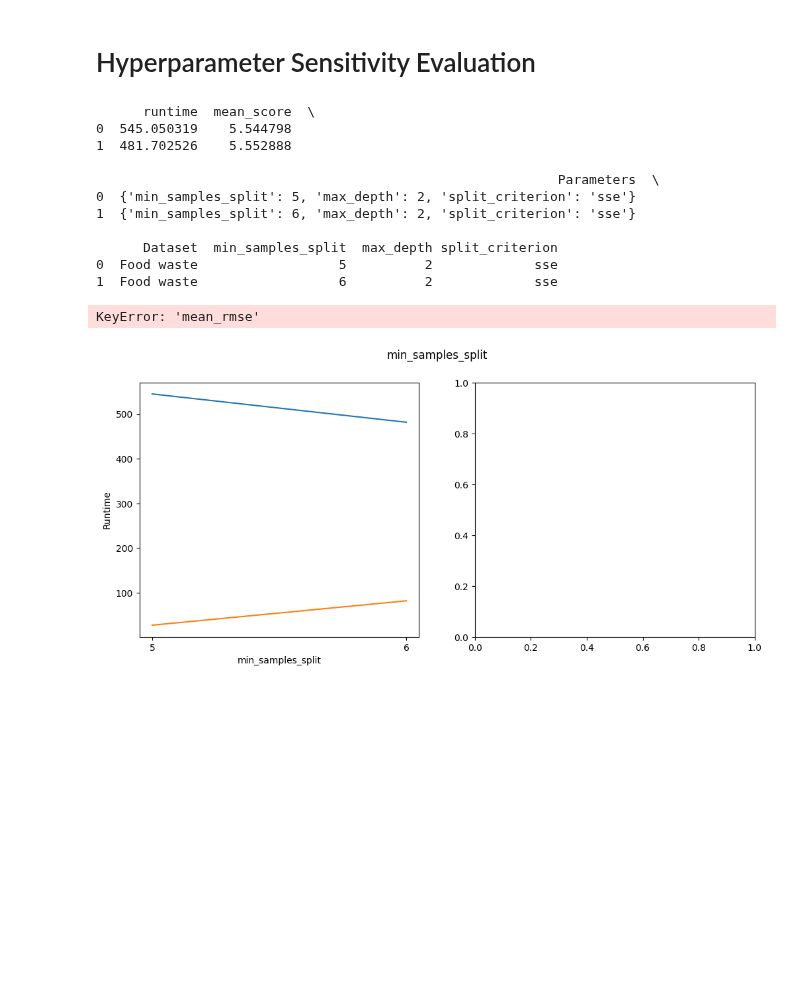
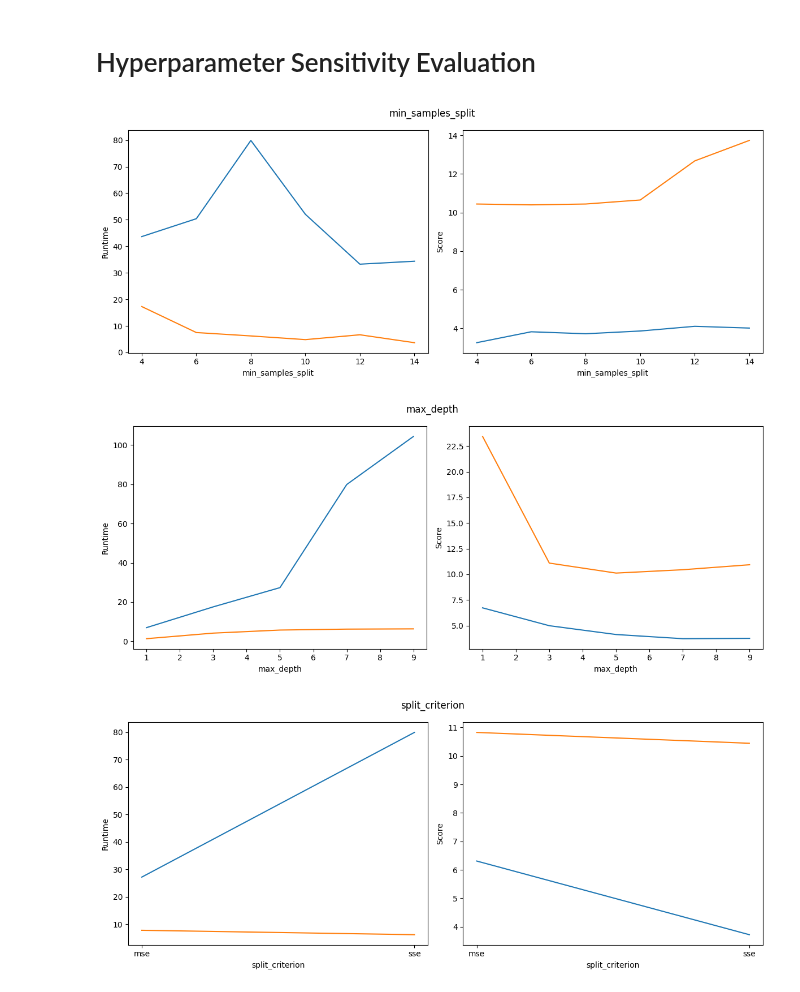
Before and after one commit to Esaiasson/Machine_learning_WS_2025, a Jupyter notebook: A2/final_results.ipynb, the cells around one changed output. Drawn from its saved outputs; the diff is of its cells as text; code cells hidden in the pictures; blank space fills up the shorter version.

```diff
--- a/A2/final_results.ipynb
+++ b/A2/final_results.ipynb
@@ -226,23 +205,13 @@ RMSE score on test set: 6.24744624914428
 # Hyperparameter Sensitivity Evaluation
 # %%
 eval_param = {
-    'min_samples_split': 5,
-    'max_depth': 2,
+    'min_samples_split': 8,
+    'max_depth': 7,
     'split_criterion': 'sse'
 }
 
 parameter_eval.plot_parameter(train_results_food_waste, train_results_college_rank, param_grid, eval_param)
 # %% [output]
-      runtime  mean_score  \
-0  545.050319    5.544798
-1  481.702526    5.552888
-
-                                                           Parameters  \
-0  {'min_samples_split': 5, 'max_depth': 2, 'split_criterion': 'sse'}
-1  {'min_samples_split': 6, 'max_depth': 2, 'split_criterion': 'sse'}
-
-      Dataset  min_samples_split  max_depth split_criterion
-0  Food waste                  5          2             sse
-1  Food waste                  6          2             sse
-KeyError: 'mean_rmse'
-[figure, old version]
+[figure, new version]
+[figure, added]
+[figure, added]
```
Also changed, not shown: parts of 11 cells of this notebook, 2 other files.
